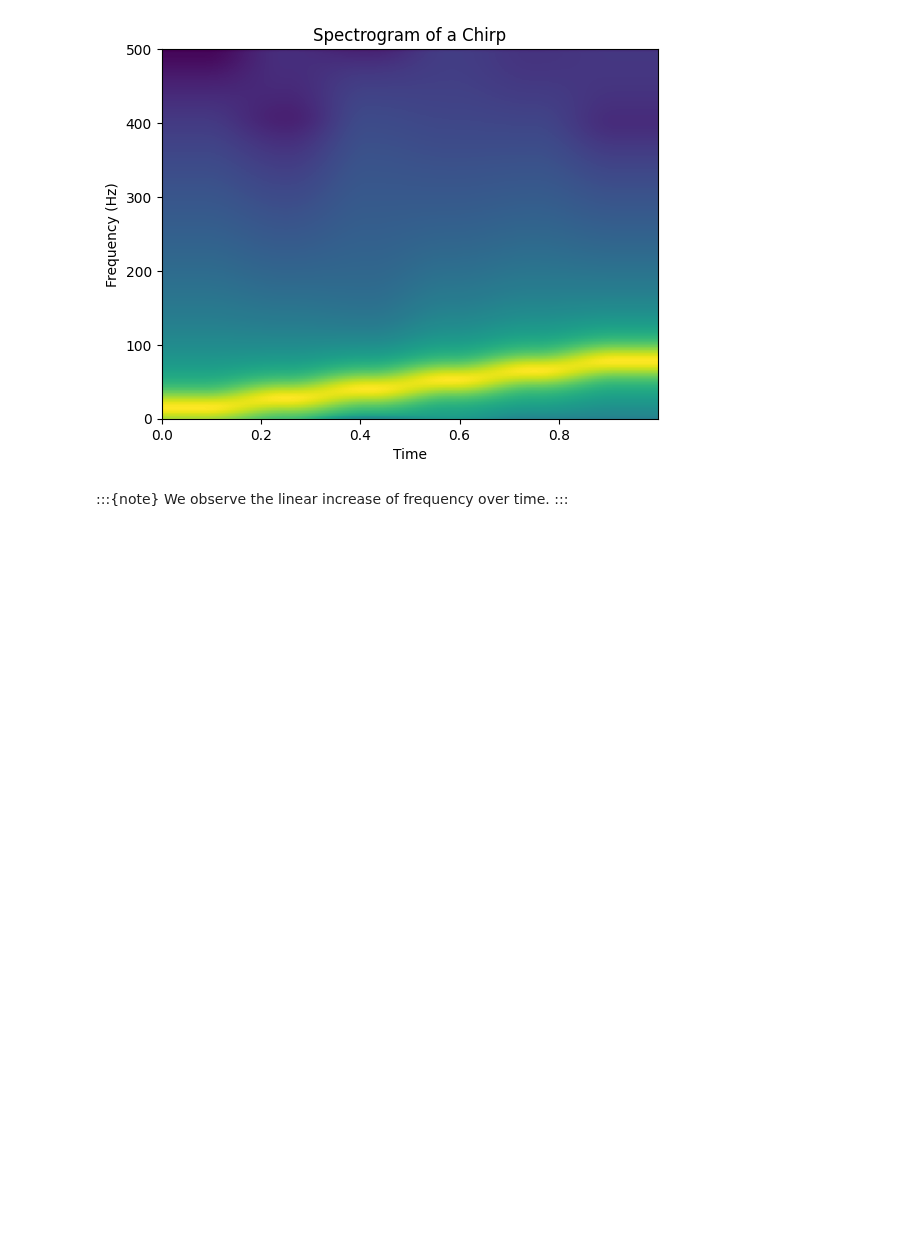
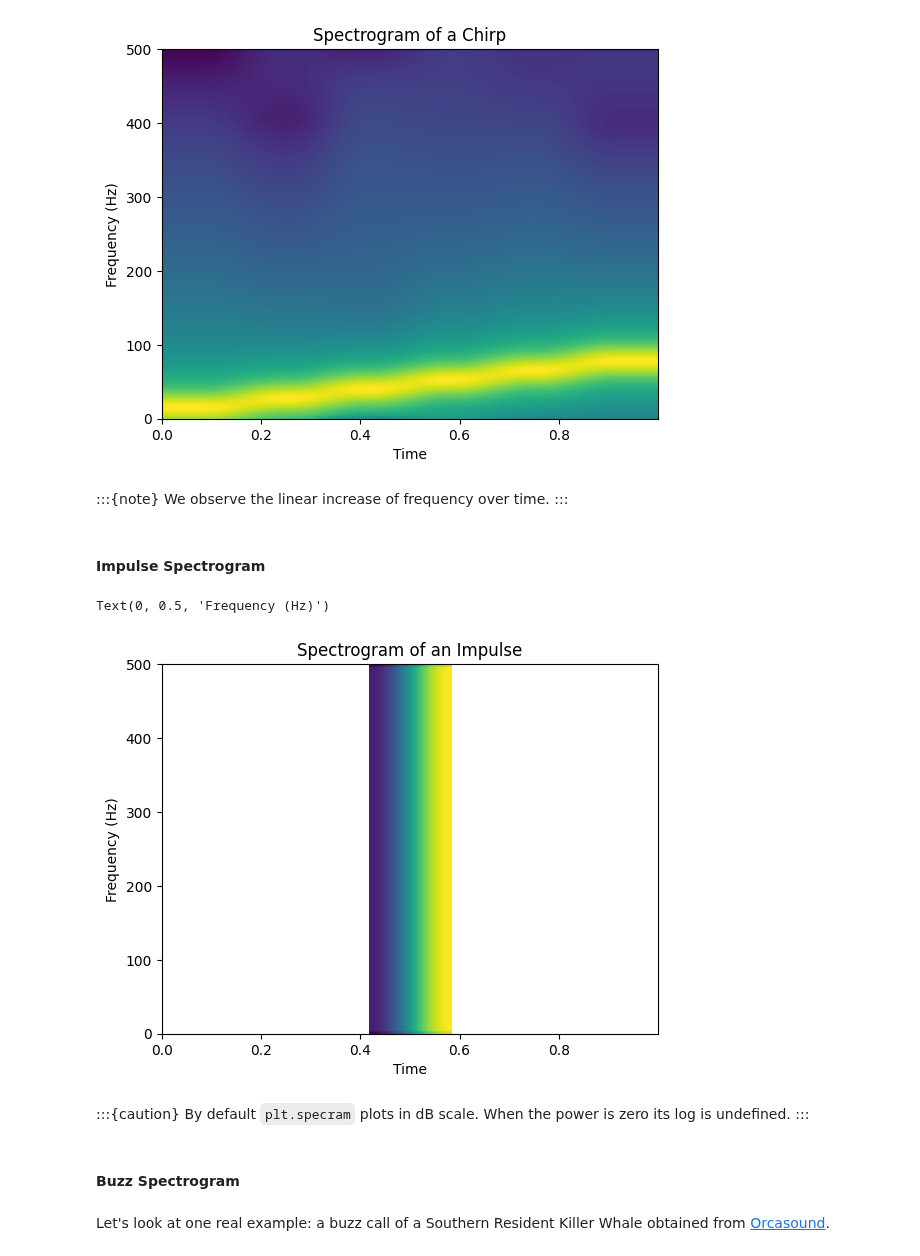
Before and after one commit to BOAT-ocean-acoustics/fundamentals, a Jupyter notebook: boat_tutorials/primers/signal_processing_03_time_freq.ipynb, the cells around one changed output. Saved outputs shown, nothing was run; the diff lists cells and outputs as text; code cells hidden in the pictures; blank space fills up the shorter version.

```diff
--- a/boat_tutorials/primers/signal_processing_03_time_freq.ipynb
+++ b/boat_tutorials/primers/signal_processing_03_time_freq.ipynb
@@ -137,3 +146,22 @@ Text(0, 0.5, 'Frequency (Hz)')
 :::{note}
 We observe the linear increase of frequency over time.
 :::
+# %% [markdown]
+#### Impulse Spectrogram
+# %%
+impulse = sp.signal.unit_impulse(len(time), round(len(time)/2))
+s, s_freq, s_t, im = plt.specgram(impulse, NFFT=256, Fs = N, xextent=[time[0],time[-1]])
+plt.title("Spectrogram of an Impulse")
+plt.xlabel("Time")
+plt.ylabel("Frequency (Hz)")
+# %% [output]
+Text(0, 0.5, 'Frequency (Hz)')
+[figure, added]
+# %% [markdown]
+:::{caution}
+By default `plt.specram` plots in dB scale. When the power is zero its log is undefined.
+:::
+# %% [markdown]
+#### Buzz Spectrogram
+# %% [markdown]
+Let's look at one real example: a buzz call of a Southern Resident Killer Whale obtained from [Orcasound](https://www.orcasound.net/portfolio/srkw-click-catalog/).
```
Also changed, not shown: parts of 27 cells of this notebook.
